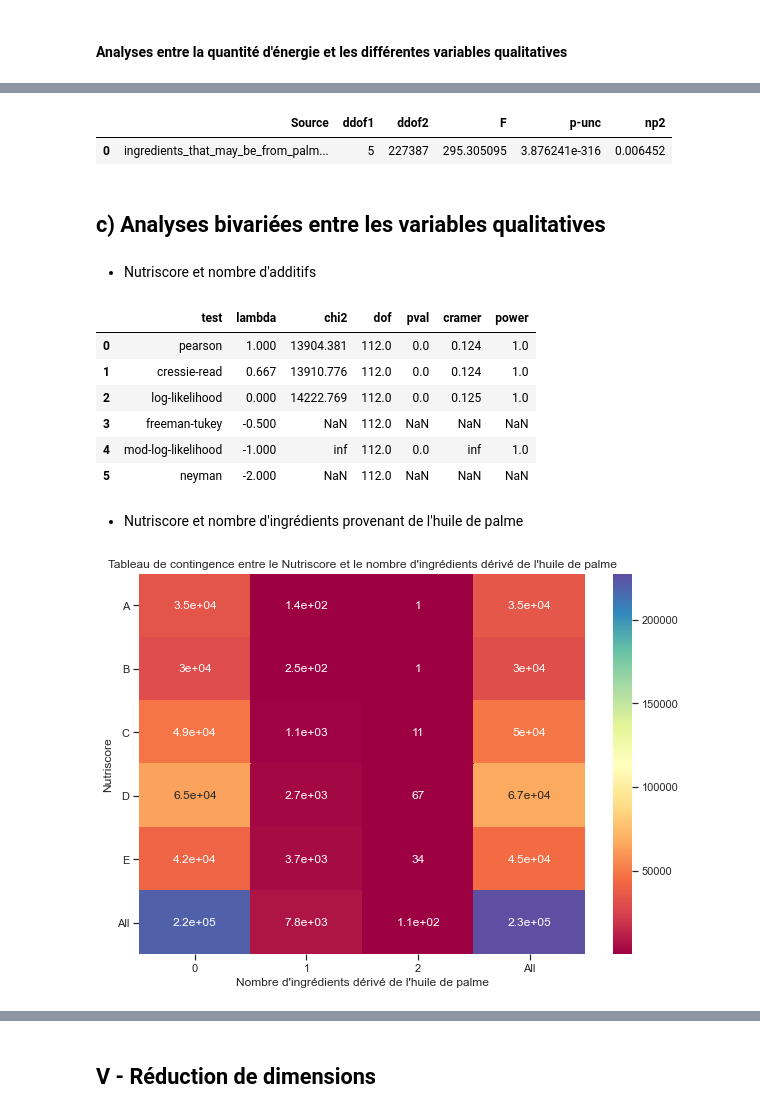
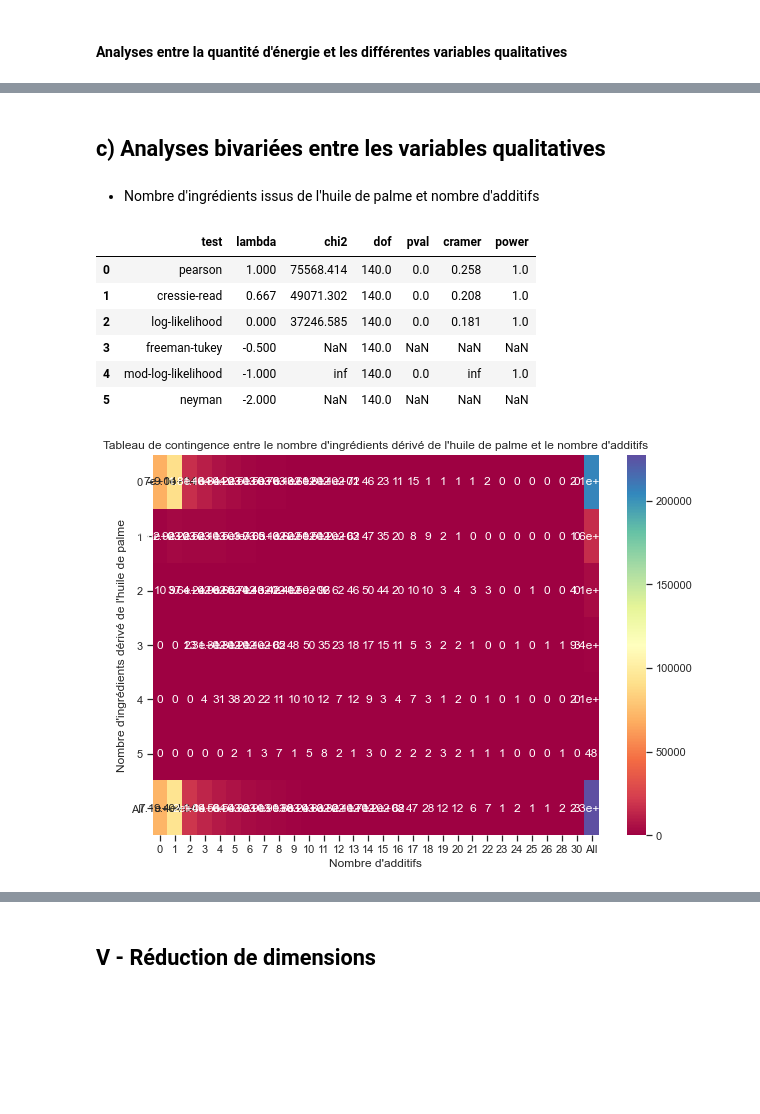
Before and after one commit to Sylvariane/Concevez_une_app_au_service_de_la_sante_publique, a Jupyter notebook: PSante_02_notebookexploration.ipynb, the cells around one changed output, grey strips where cells are left out. Saved outputs shown, nothing was run; the diff lists cells and outputs as text; code cells hidden in the pictures; blank space fills up the shorter version.

```diff
--- a/PSante_02_notebookexploration.ipynb
+++ b/PSante_02_notebookexploration.ipynb
@@ -103,11 +103,16 @@ col_drop = ['code', 'url', 'creator', 'quantity', 'ingredients_text', 'serving_q
 df.drop(col_drop, axis=1, inplace=True)
 # %%
 # transformation des variables catégorielles en catégorie
-col_cat = ["additives_n", "countries", "ingredients_from_palm_oil_n", "ingredients_that_may_be_from_palm_oil_n",
+col_cat = ["countries", "ingredients_from_palm_oil_n", "ingredients_that_may_be_from_palm_oil_n",
            "nutriscore_score", "nutriscore_grade"]
 
 for col in col_cat:
     df[col] = df[col].astype("category")
+# %%
+palm_oil = ["ingredients_from_palm_oil_n", "ingredients_that_may_be_from_palm_oil_n", "additives_n"]
+
+for col in palm_oil:
+    df[col] = df[col].astype("int64")
 # %%
 df.shape
 # %% [output]
@@ -224,3 +212,5 @@ df_france['nutriscore_grade'] = df_france['nutriscore_grade'].replace("b", "B")
 df_france['nutriscore_grade'] = df_france['nutriscore_grade'].replace("c", "C")
 df_france['nutriscore_grade'] = df_france['nutriscore_grade'].replace("d", "D")
 df_france['nutriscore_grade'] = df_france['nutriscore_grade'].replace("e", "E")
+# %%
+df_france["palm_oil_tot"] = df_france["ingredients_from_palm_oil_n"] + df_france["ingredients_that_may_be_from_palm_oil_n"]
@@ -726,35 +712,28 @@ plt.show()
-# %%
-pg.anova(data=df_france, dv="energy-kcal_100g", between="ingredients_that_may_be_from_palm_oil_n")
-# %% [output]
-|  | Source | ddof1 | ddof2 | F | p-unc | np2 |
-| 0 | ingredients_that_may_be_from_palm... | 5 | 227387 | 295.305095 | 3.876241e-316 | 0.006452 |
 # %% [markdown]
 ## c) Analyses bivariées entre les variables qualitatives
 # %% [markdown]
-- Nutriscore et nombre d'additifs
+- Nombre d'ingrédients issus de l'huile de palme et nombre d'additifs
 # %%
-expected, observed, stats = pg.chi2_independence(data=df_france, x="additives_n", y="nutriscore_grade")
+expected, observed, stats = pg.chi2_independence(data=df_france, x="palm_oil_tot", y="additives_n")
 stats.round(3)
 # %% [output]
 |  | test | lambda | chi2 | dof | pval | cramer | power |
-| 0 | pearson | 1.000 | 13904.381 | 112.0 | 0.0 | 0.124 | 1.0 |
-| 1 | cressie-read | 0.667 | 13910.776 | 112.0 | 0.0 | 0.124 | 1.0 |
-| 2 | log-likelihood | 0.000 | 14222.769 | 112.0 | 0.0 | 0.125 | 1.0 |
-| 3 | freeman-tukey | -0.500 | NaN | 112.0 | NaN | NaN | NaN |
-| 4 | mod-log-likelihood | -1.000 | inf | 112.0 | 0.0 | inf | 1.0 |
-| 5 | neyman | -2.000 | NaN | 112.0 | NaN | NaN | NaN |
+| 0 | pearson | 1.000 | 75568.414 | 140.0 | 0.0 | 0.258 | 1.0 |
+| 1 | cressie-read | 0.667 | 49071.302 | 140.0 | 0.0 | 0.208 | 1.0 |
+| 2 | log-likelihood | 0.000 | 37246.585 | 140.0 | 0.0 | 0.181 | 1.0 |
+| 3 | freeman-tukey | -0.500 | NaN | 140.0 | NaN | NaN | NaN |
+| 4 | mod-log-likelihood | -1.000 | inf | 140.0 | 0.0 | inf | 1.0 |
+| 5 | neyman | -2.000 | NaN | 140.0 | NaN | NaN | NaN |
-# %% [markdown]
-- Nutriscore et nombre d'ingrédients provenant de l'huile de palme
 # %%
-contingency = pd.crosstab(index=df_france["nutriscore_grade"], columns=df_france["ingredients_from_palm_oil_n"], margins=True)
+contingency = pd.crosstab(index=df_france["palm_oil_tot"], columns=df_france["additives_n"], margins=True)
 # %%
 plt.figure(figsize=(10,7))
 sns.heatmap(contingency, annot=True, cmap="Spectral")
-plt.xlabel("Nombre d'ingrédients dérivé de l'huile de palme")
-plt.ylabel("Nutriscore")
+plt.xlabel("Nombre d'additifs")
+plt.ylabel("Nombre d'ingrédients dérivé de l'huile de palme")
 plt.yticks(rotation=360)
-plt.title("Tableau de contingence entre le Nutriscore et le nombre d'ingrédients dérivé de l'huile de palme")
+plt.title("Tableau de contingence entre le nombre d'ingrédients dérivé de l'huile de palme et le nombre d'additifs")
 plt.savefig("Présentation/Images/Contingency_tab.png")
 plt.show()
 # %% [output]
-[figure, old version]
+[figure, new version]
```
Also changed, not shown: parts of 81 cells of this notebook, 2 other files.
